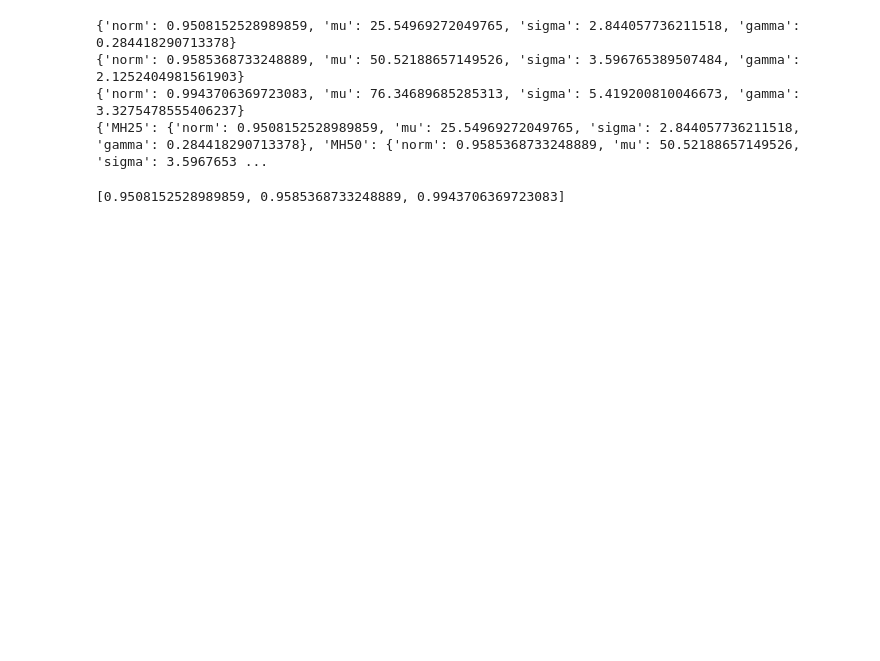
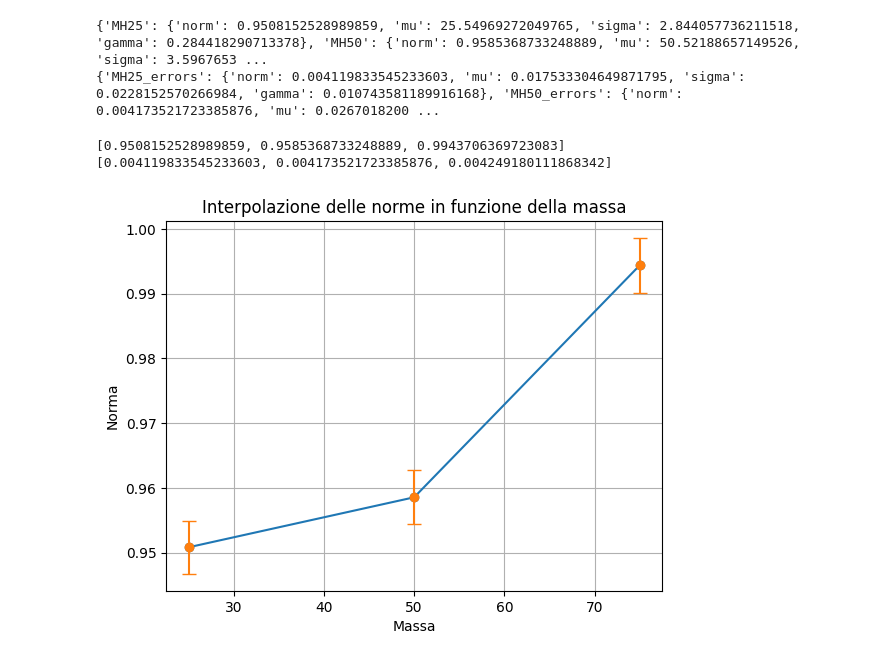
Before and after one commit to riccardocanterini-cyber/Tesi, a Jupyter notebook: Interpolazione.ipynb, the cells around one changed output. Drawn from its saved outputs; the diff is of its cells as text; code cells hidden in the pictures; blank space fills up the shorter version.

Commit message:
Interpolazione iniziata, fatto fit per 100 e 200

```diff
--- a/Interpolazione.ipynb
+++ b/Interpolazione.ipynb
@@ -1,35 +1,48 @@
 # %%
 import json
-import numpy as np
-with open("fit_results.json", "r") as f:
-    results = json.load(f)
 
-fit_MH_25 = results["MH25"]
-fit_MH_50 = results["MH50"]
-fit_MH_75 = results["MH75"]
-print(fit_MH_25)
-print(fit_MH_50)
-print(fit_MH_75)
+with open("fit_values.json", "r") as f:
+    values = json.load(f)
 
+
+with open("fit_errors.json", "r") as f:
+    errors = json.load(f)
 
 #Siamo riusciti a passare i dati dei fit al file json, ora possiamo usarli per fare i grafici.
 
 #Interpoliamo le norme
 
 masse=[25, 50, 75]
-fit_MH_values=results
+fit_MH_values=values
+fit_MH_errors=errors
 
 print(fit_MH_values)
+print(fit_MH_errors)
 # %% [output]
-{'norm': 0.9508152528989859, 'mu': 25.54969272049765, 'sigma': 2.844057736211518, 'gamma': 0.284418290713378}
-{'norm': 0.9585368733248889, 'mu': 50.52188657149526, 'sigma': 3.596765389507484, 'gamma': 2.1252404981561903}
-{'norm': 0.9943706369723083, 'mu': 76.34689685285313, 'sigma': 5.419200810046673, 'gamma': 3.3275478555406237}
 {'MH25': {'norm': 0.9508152528989859, 'mu': 25.54969272049765, 'sigma': 2.844057736211518, 'gamma': 0.284418290713378}, 'MH50': {'norm': 0.9585368733248889, 'mu': 50.52188657149526, 'sigma': 3.5967653 ...
+{'MH25_errors': {'norm': 0.004119833545233603, 'mu': 0.017533304649871795, 'sigma': 0.0228152570266984, 'gamma': 0.010743581189916168}, 'MH50_errors': {'norm': 0.004173521723385876, 'mu': 0.0267018200 ...
 # %%
 # Estraggo tutti i 'norm' iterando sui valori del dizionario principale
-lista_tutti_norm = [sotto_dizionario["norm"] for sotto_dizionario in fit_MH_values.values()]
+norms = [fit["norm"] for fit in fit_MH_values.values()]
+norms_errors = [fit["norm"] for fit in fit_MH_errors.values()]
 
-print(lista_tutti_norm)
-# Output: [0.9508152528989859, 0.9585368733248889, 0.9943706369723083]
+print(norms)
+print(norms_errors)
 # %% [output]
 [0.9508152528989859, 0.9585368733248889, 0.9943706369723083]
+[0.004119833545233603, 0.004173521723385876, 0.004249180111868342]
+# %%
+#Facciamo la prima interpolazione, dopo vedremo come aggiungere gli erri
+
+from matplotlib import pyplot as plt
+
+fig=plt.figure()
+plt.plot(masse, norms, marker='o')
+plt.xlabel("Massa")
+plt.errorbar(masse, norms, yerr=norms_errors, fmt='o', capsize=5)
+plt.ylabel("Norma")
+plt.title("Interpolazione delle norme in funzione della massa")
+plt.grid()
+plt.show()
+# %% [output]
+[figure, added]
```
Also changed, not shown: parts of 3 cells of this notebook, 8 other files.
